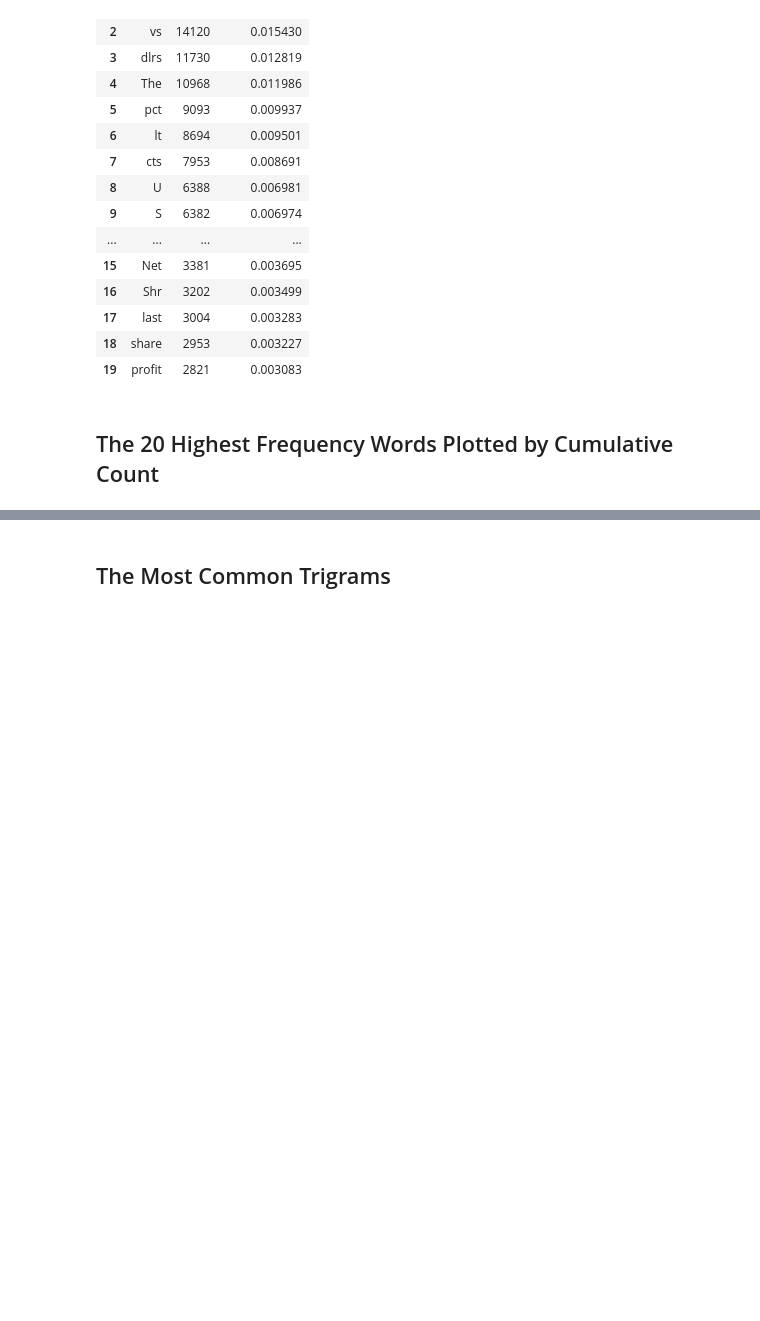
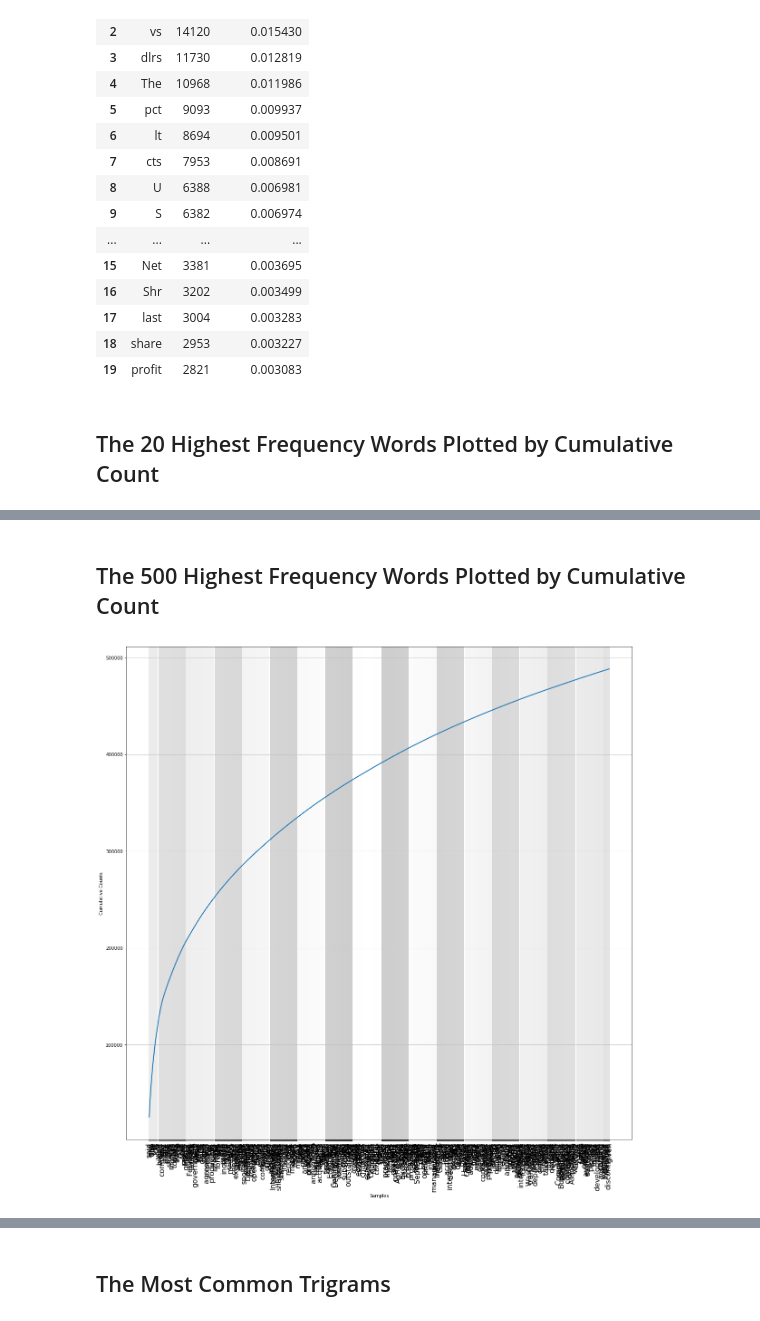
Before and after one commit to spsstudent15/2017-02-620-WebAnalytics, a Jupyter notebook: Week4-HighFreqWords.ipynb, the cells around one changed output, grey strips where cells are left out. Saved outputs shown, nothing was run; the diff lists cells and outputs as text; code cells hidden in the pictures; blank space fills up the shorter version.

Commit message:
Updates to HW4 - High Frequency Words

```diff
--- a/Week4-HighFreqWords.ipynb
+++ b/Week4-HighFreqWords.ipynb
@@ -151,0 +155,7 @@ ax = freqr1.plot(20, cumulative=True)
+# %% [markdown]
+## The 500 Highest Frequency Words Plotted by Cumulative Count
+# %%
+fig, ax = plt.subplots(figsize=(20,20))
+ax = freqr1.plot(500, cumulative=True)
+# %% [output]
+[figure, added]
```
Also changed, not shown: parts of 17 cells of this notebook.
